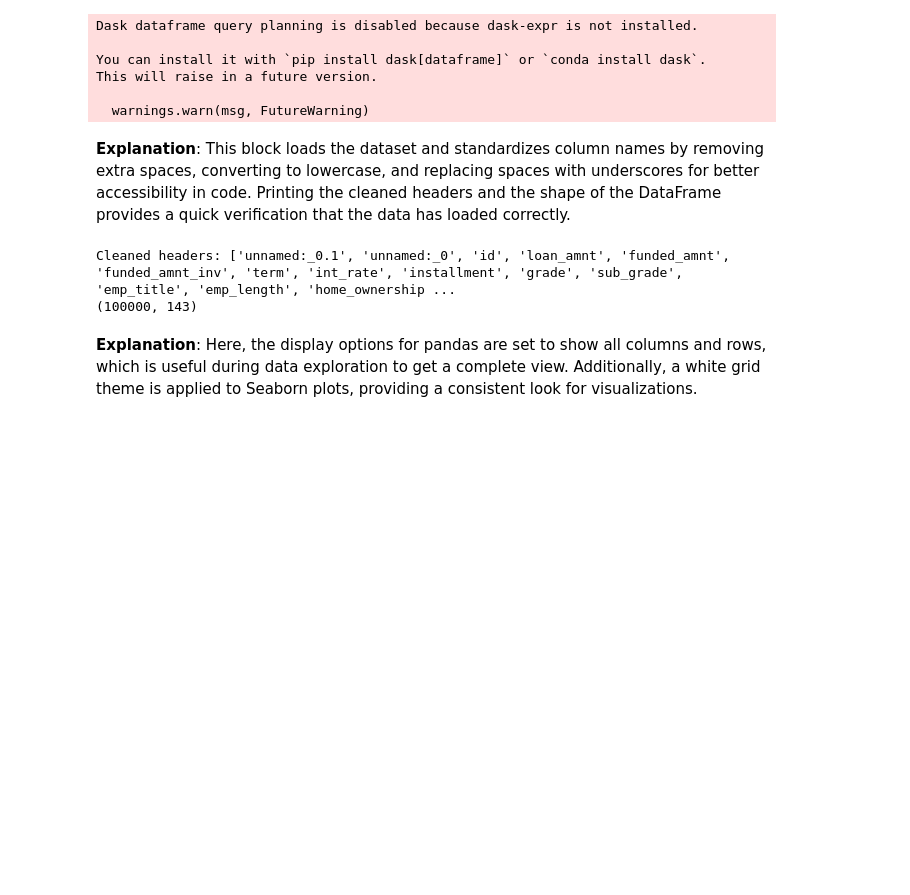
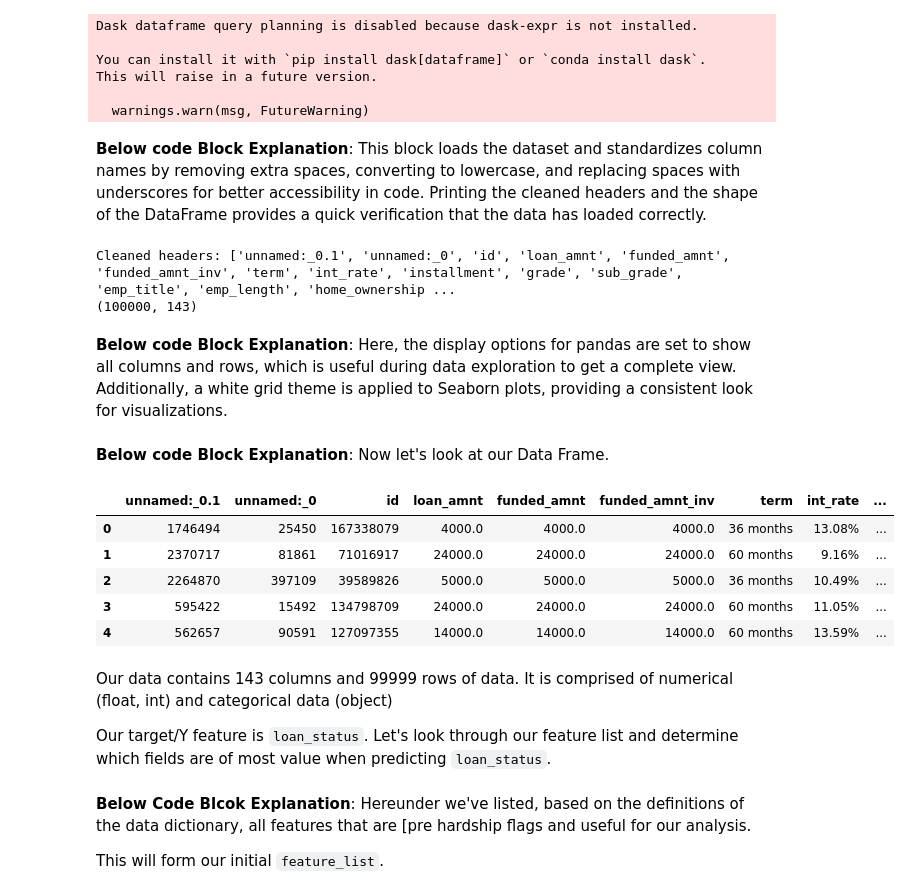
Before and after one commit to Wattysaid/dsif-git-main-project, a Jupyter notebook: elvtr_main_project/notebooks/rfe on raw data.ipynb, the cells around one changed output. Cells and saved outputs as stored; diff of their text form; code cells hidden in the pictures; blank space fills up the shorter version.

```diff
--- a/elvtr_main_project/notebooks/rfe on raw data.ipynb
+++ b/elvtr_main_project/notebooks/rfe on raw data.ipynb
@@ -109,7 +109,7 @@ This will raise in a future version.
 
   warnings.warn(msg, FutureWarning)
 # %% [markdown]
-**Explanation**: This block loads the dataset and standardizes column names by removing extra spaces, converting to lowercase, and replacing spaces with underscores for better accessibility in code. Printing the cleaned headers and the shape of the DataFrame provides a quick verification that the data has loaded correctly.
+**Below code Block Explanation**: This block loads the dataset and standardizes column names by removing extra spaces, converting to lowercase, and replacing spaces with underscores for better accessibility in code. Printing the cleaned headers and the shape of the DataFrame provides a quick verification that the data has loaded correctly.
 # %%
 # Load and Clean Data
 df = pd.read_csv("c:\\Users\\kiera\\OneDrive\\Documents\\GitHub\\dsif-git-main-project\\elvtr_main_project\\data\\1-raw\\lending-club-2007-2020Q3\\Loan_status_2007-2020Q3-100ksample.csv")
@@ -120,9 +120,28 @@ print(df.shape)
 Cleaned headers: ['unnamed:_0.1', 'unnamed:_0', 'id', 'loan_amnt', 'funded_amnt', 'funded_amnt_inv', 'term', 'int_rate', 'installment', 'grade', 'sub_grade', 'emp_title', 'emp_length', 'home_ownership ...
 (100000, 143)
 # %% [markdown]
-**Explanation**: Here, the display options for pandas are set to show all columns and rows, which is useful during data exploration to get a complete view. Additionally, a white grid theme is applied to Seaborn plots, providing a consistent look for visualizations.
+**Below code Block Explanation**: Here, the display options for pandas are set to show all columns and rows, which is useful during data exploration to get a complete view. Additionally, a white grid theme is applied to Seaborn plots, providing a consistent look for visualizations.
 # %%
 # Data Exploration and Display Settings
 pd.set_option('display.max_columns', None)
 pd.set_option('display.max_rows', None)
 sns.set_theme(style='whitegrid')
+# %% [markdown]
+**Below code Block Explanation**: Now let's look at our Data Frame.
+# %%
+df.head()
+# %% [output]
+|  | unnamed:_0.1 | unnamed:_0 | id | loan_amnt | funded_amnt | funded_amnt_inv | term | int_rate | ... |
+| 0 | 1746494 | 25450 | 167338079 | 4000.0 | 4000.0 | 4000.0 | 36 months | 13.08% | ... |
+| 1 | 2370717 | 81861 | 71016917 | 24000.0 | 24000.0 | 24000.0 | 60 months | 9.16% | ... |
+| 2 | 2264870 | 397109 | 39589826 | 5000.0 | 5000.0 | 5000.0 | 36 months | 10.49% | ... |
+| 3 | 595422 | 15492 | 134798709 | 24000.0 | 24000.0 | 24000.0 | 60 months | 11.05% | ... |
+| 4 | 562657 | 90591 | 127097355 | 14000.0 | 14000.0 | 14000.0 | 60 months | 13.59% | ... |
+# %% [markdown]
+Our data contains 143 columns and 99999 rows of data. It is comprised of numerical (float, int) and categorical data (object)
+
+Our target/Y feature is `loan_status`. Let's look through our feature list and determine which fields are of most value when predicting `loan_status`.
+# %% [markdown]
+**Below Code Blcok Explanation**: Hereunder we've listed, based on the definitions of the data dictionary, all features that are [pre hardship flags and useful for our analysis.
+
+This will form our initial `feature_list`.
```
Also changed, not shown: parts of 37 cells of this notebook.
